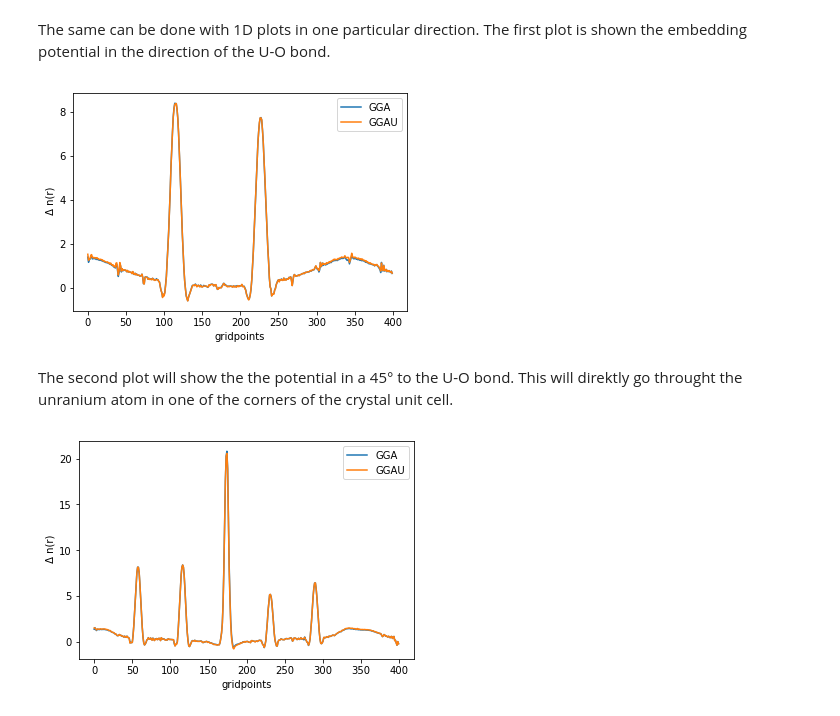
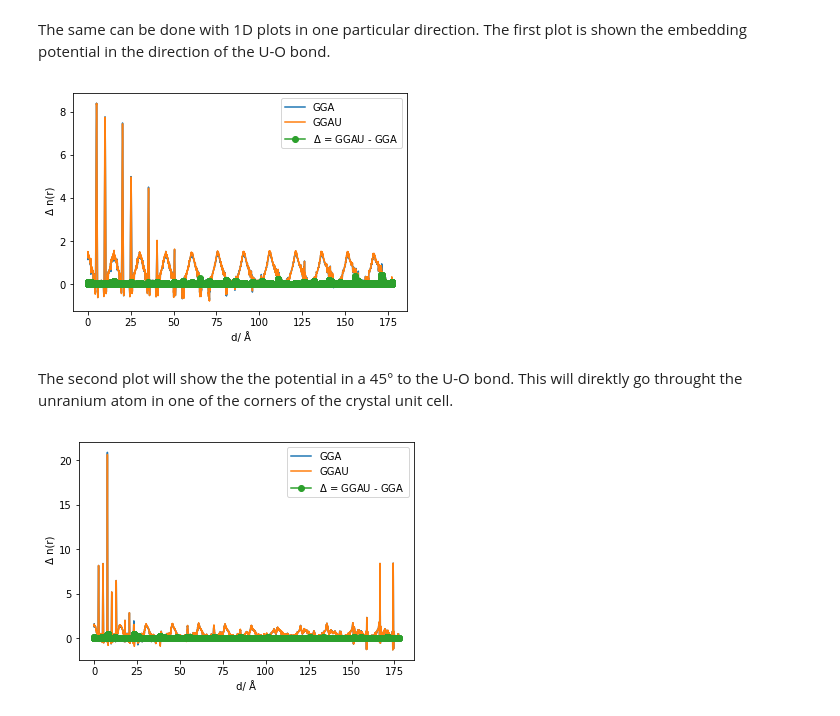
Before and after one commit to buralin/Cs2UO2Cl4, a Jupyter notebook: Cs2UO2Cl4.ipynb, the cells around one changed output. Saved outputs shown, nothing was run; the diff lists cells and outputs as text; code cells hidden in the pictures.

Commit message:
changes to 1D graphs

```diff
--- a/Cs2UO2Cl4.ipynb
+++ b/Cs2UO2Cl4.ipynb
@@ -85,30 +86,48 @@ import  matplotlib.pyplot as plt
 GGA = PP('embeddingpot_GGA.pp').read()
 GGAU = PP('embeddingpot_GGA_U.pp').read()
 # %%
+distance_scalar = 100
+
 x0 = GGA.ions[2].pos
-r0 = 10*GGA.ions[2].pos.d_mic(GGA.ions[1].pos)
-plot_cut1D_GGA = GGA.plot.get_plotcut(x0=x0, r0=r0, nr=400)
-plot_cut1D_GGAU = GGAU.plot.get_plotcut(x0=x0, r0=r0, nr=400)
-plt.plot(plot_cut1D_GGA.values, label = 'GGA')
-plt.plot(plot_cut1D_GGAU.values, label = 'GGAU')
-plt.xlabel('gridpoints')
+r0 = distance_scalar*GGA.ions[2].pos.d_mic(GGA.ions[1].pos)
+
+gridpoints = 40000
+d = (r0).length()*0.52918
+
+scalar = d/gridpoints
+
+plot_cut1D_GGA = GGA.plot.get_plotcut(x0=x0, r0=r0, nr=gridpoints)
+plot_cut1D_GGAU = GGAU.plot.get_plotcut(x0=x0, r0=r0, nr=gridpoints)
+
+xvalues = np.arange(0,gridpoints,1)
+
+plt.plot(xvalues*scalar,plot_cut1D_GGA.values, label = 'GGA' )
+plt.plot(xvalues*scalar,plot_cut1D_GGAU.values, label = 'GGAU' )
+plt.plot(xvalues*scalar,np.abs(plot_cut1D_GGAU.values-plot_cut1D_GGA.values), label = '$\Delta$ = GGAU - GGA', marker = 'o')
+
+plt.xlabel(' d/ Å')
 plt.ylabel(' Δ n(r)')
 plt.legend()
+
 plt.show()
 # %% [output]
-[figure, old version]
+[figure, new version]
 # %% [markdown]
 The second plot will show the the potential in a 45° to the U-O bond. This will direktly go throught the unranium atom in one of the corners of the crystal unit cell.
 # %%
 x0 = GGA.ions[2].pos
-r0 = 10*Coord(pos=[2.16776215, 5, 2.55639449],cell=GGA.cell)
-plot_cut1D_GGA = GGA.plot.get_plotcut(x0=x0, r0=r0, nr=400)
-plot_cut1D_GGAU = GGAU.plot.get_plotcut(x0=x0, r0=r0, nr=400)
-plt.plot(plot_cut1D_GGA.values, label = 'GGA')
-plt.plot(plot_cut1D_GGAU.values, label = 'GGAU')
-plt.xlabel('gridpoints')
+r0 = distance_scalar*Coord(pos=[2.16776215, 5, 2.55639449],cell=GGA.cell)
+plot_cut1D_GGA = GGA.plot.get_plotcut(x0=x0, r0=r0, nr=gridpoints)
+plot_cut1D_GGAU = GGAU.plot.get_plotcut(x0=x0, r0=r0, nr=gridpoints)
+
+
+plt.plot(xvalues*scalar, plot_cut1D_GGA.values, label = 'GGA')
+plt.plot(xvalues*scalar, plot_cut1D_GGAU.values, label = 'GGAU')
+plt.plot(xvalues*scalar,np.abs(plot_cut1D_GGAU.values-plot_cut1D_GGA.values), label = '$\Delta$ = GGAU - GGA', marker = 'o')
+
+plt.xlabel(' d/ Å ')
 plt.ylabel(' Δ n(r)')
 plt.legend()
 plt.show()
 # %% [output]
-[figure, old version]
+[figure, new version]
```
Also changed, not shown: parts of 2 cells of this notebook.
